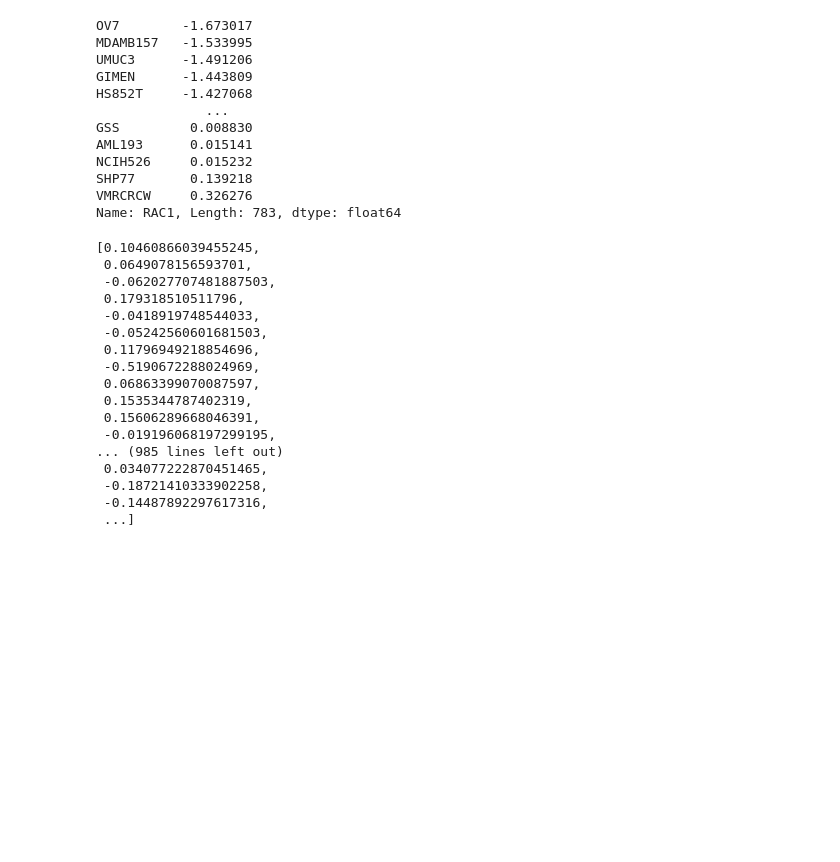
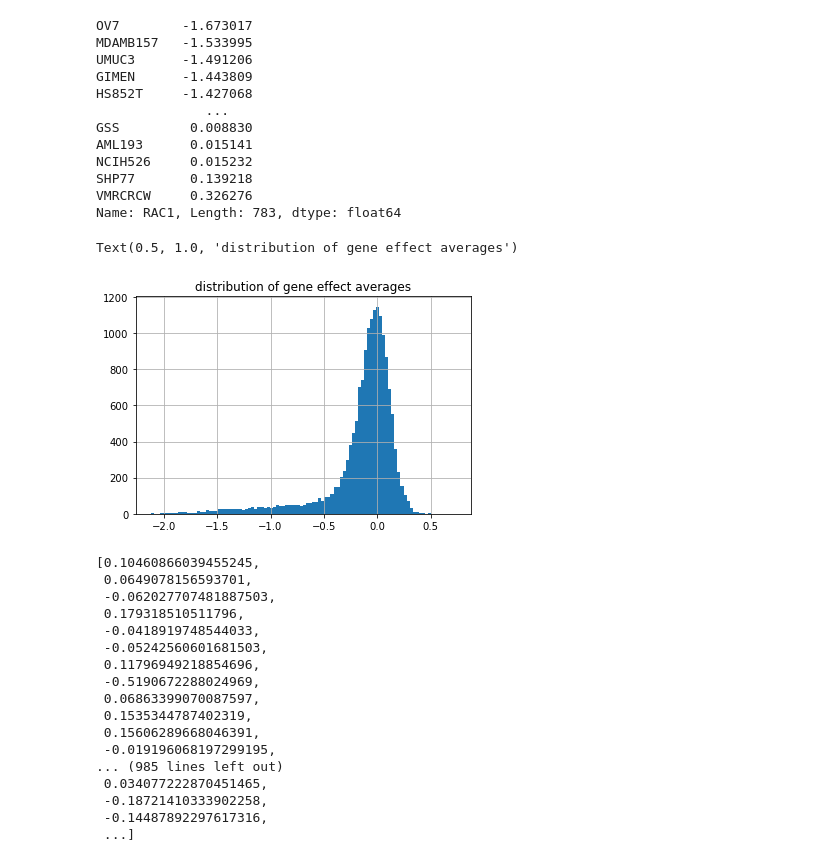
Before and after one commit to lannwal/projectlab, a Jupyter notebook: DataDash.ipynb, the cells around one changed output. Drawn from its saved outputs; the diff is of its cells as text; code cells hidden in the pictures; blank space fills up the shorter version.

Commit message:
jaccard index plus distribution of averages
did some work on the projectlab

```diff
--- a/DataDash.ipynb
+++ b/DataDash.ipynb
@@ -205,6 +204,17 @@ Name: RAC1, Length: 783, dtype: float64
 averages = {}
 for _ in allGenes:
     averages[_] = np.mean(allGenes[_].values)
+# %%
+avlist = list(averages.values())
+avdf = pd.DataFrame(avlist)
+# %%
+avdf.hist(bins=100)
+plt.title('distribution of gene effect averages')
+# für die ts, sollten wir schauen ob die hohen untereinander korreliert sind.
+# check overlap with ts listsgg
+# %% [output]
+Text(0.5, 1.0, 'distribution of gene effect averages')
+[figure, added]
 # %%
 avg = list(averages.values())
 #avg
```
Also changed, not shown: parts of 29 cells of this notebook.
